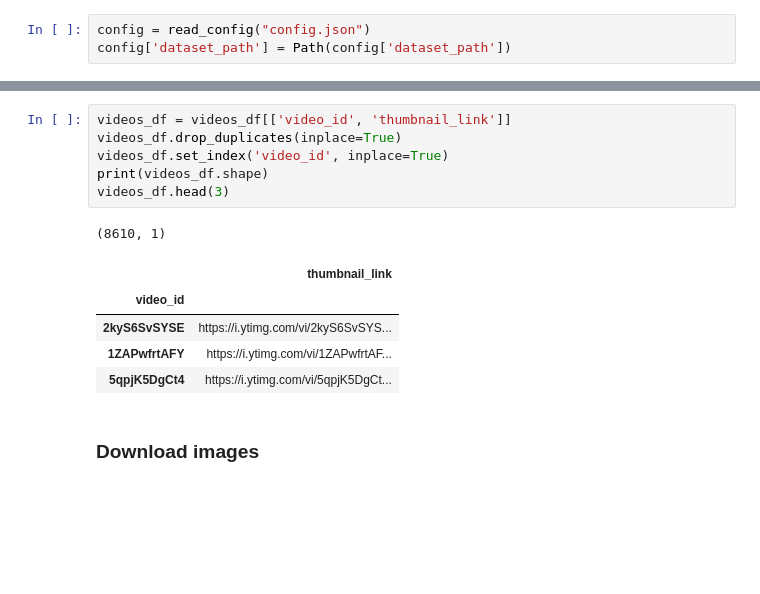
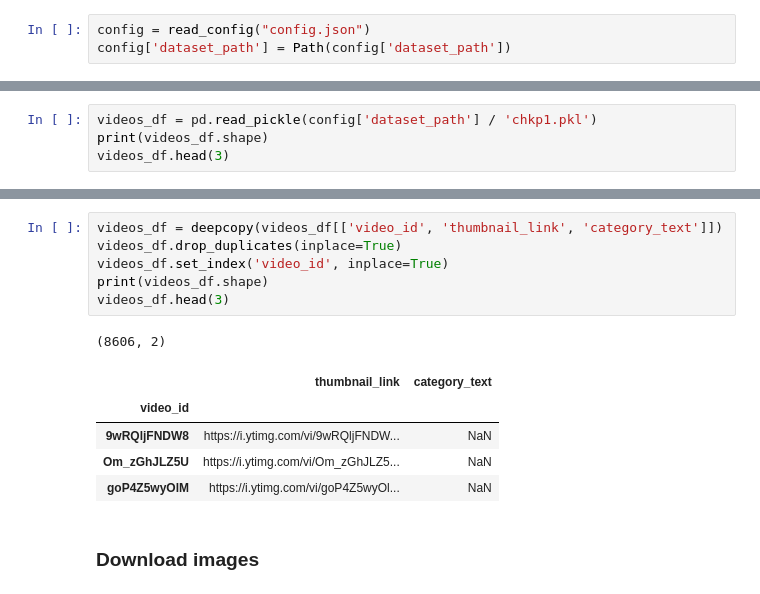
Before and after one commit to AxolotlOfConflagration/yt_trending_videos, a Jupyter notebook: checkpoint2.ipynb, the cells around one changed output, grey strips where cells are left out. Saved outputs shown, nothing was run; the diff lists cells and outputs as text; blank space fills up the shorter version.

Commit message:
Thumbnail processing

```diff
--- a/checkpoint2.ipynb
+++ b/checkpoint2.ipynb
@@ -55,0 +36,4 @@ videos_df[videos_df.video_id == '#NAZWA?']
+# %%
+videos_df = pd.read_pickle(config['dataset_path'] / 'chkp1.pkl')
+print(videos_df.shape)
+videos_df.head(3)
@@ -56,16 +67,16 @@ videos_df[videos_df.video_id == '#NAZWA?']
 # %%
-videos_df = videos_df[['video_id', 'thumbnail_link']]
+videos_df = deepcopy(videos_df[['video_id', 'thumbnail_link', 'category_text']])
 videos_df.drop_duplicates(inplace=True)
 videos_df.set_index('video_id', inplace=True)
 print(videos_df.shape)
 videos_df.head(3)
 # %% [output]
-(8610, 1)
+(8606, 2)
-|  | thumbnail_link |
-| video_id |  |
-| 2kyS6SvSYSE | https://i.ytimg.com/vi/2kyS6SvSYS... |
-| 1ZAPwfrtAFY | https://i.ytimg.com/vi/1ZAPwfrtAF... |
-| 5qpjK5DgCt4 | https://i.ytimg.com/vi/5qpjK5DgCt... |
+|  | thumbnail_link | category_text |
+| video_id |  |  |
+| 9wRQljFNDW8 | https://i.ytimg.com/vi/9wRQljFNDW... | NaN |
+| Om_zGhJLZ5U | https://i.ytimg.com/vi/Om_zGhJLZ5... | NaN |
+| goP4Z5wyOlM | https://i.ytimg.com/vi/goP4Z5wyOl... | NaN |
 # %% [markdown]
 ### Download images
 # %% [markdown]
```
Also changed, not shown: parts of 29 cells of this notebook, 4 other files.
